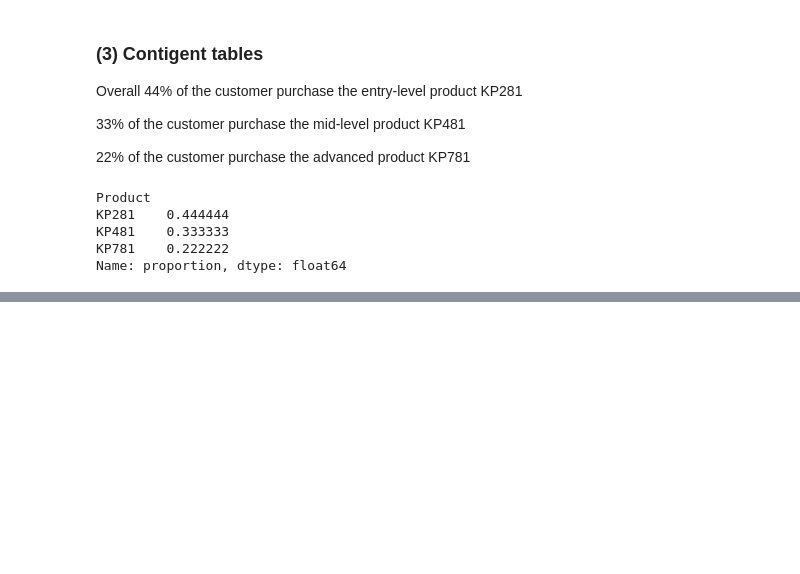
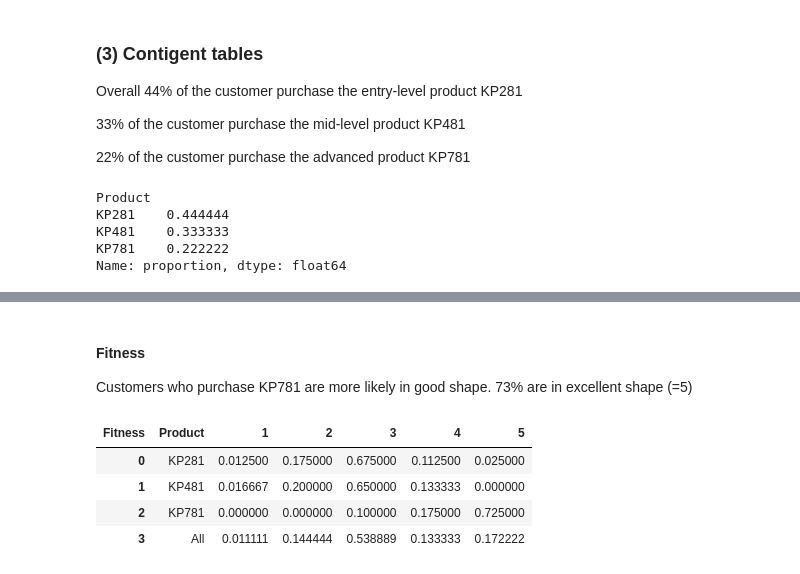
Before and after one commit to J-ZW-Wang/ss_data_project, a Jupyter notebook: Aerofit_Treadmill_Buyer_Profile/Treadmill Buyer Profile.ipynb, the cells around one changed output, grey strips where cells are left out. Cells and saved outputs as stored; diff of their text form; code cells hidden in the pictures; blank space fills up the shorter version.

```diff
--- a/Aerofit_Treadmill_Buyer_Profile/Treadmill Buyer Profile.ipynb
+++ b/Aerofit_Treadmill_Buyer_Profile/Treadmill Buyer Profile.ipynb
@@ -149,0 +159,11 @@ prob_by_varx("MaritalStatus")
+# %% [markdown]
+#### Fitness
+Customers who purchase KP781 are more likely in good shape. 73% are in excellent shape (=5)
+# %%
+prob_by_varx("Fitness")
+# %% [output]
+| Fitness | Product | 1 | 2 | 3 | 4 | 5 |
+| 0 | KP281 | 0.012500 | 0.175000 | 0.675000 | 0.112500 | 0.025000 |
+| 1 | KP481 | 0.016667 | 0.200000 | 0.650000 | 0.133333 | 0.000000 |
+| 2 | KP781 | 0.000000 | 0.000000 | 0.100000 | 0.175000 | 0.725000 |
+| 3 | All | 0.011111 | 0.144444 | 0.538889 | 0.133333 | 0.172222 |
```
Also changed, not shown: parts of 14 cells of this notebook.
